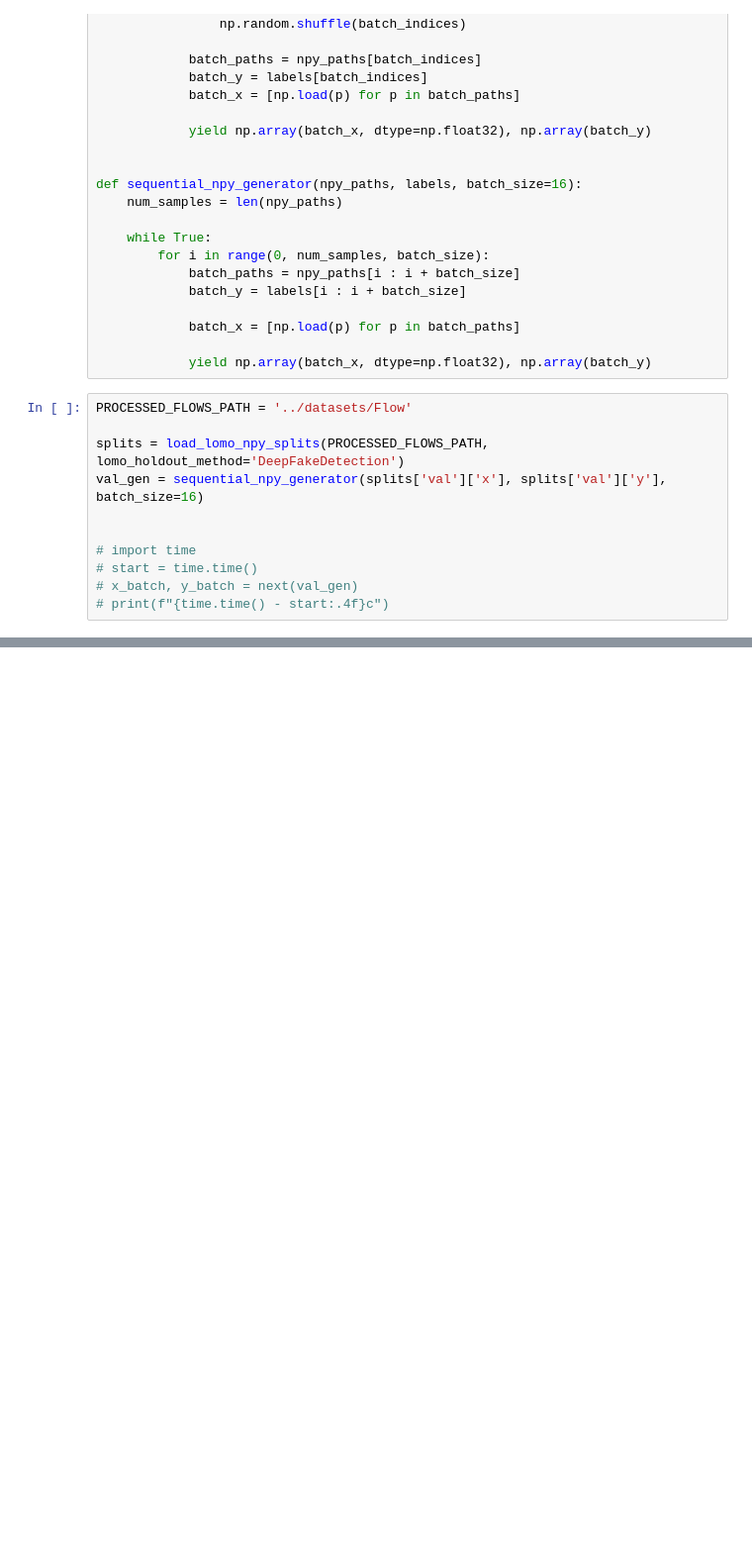
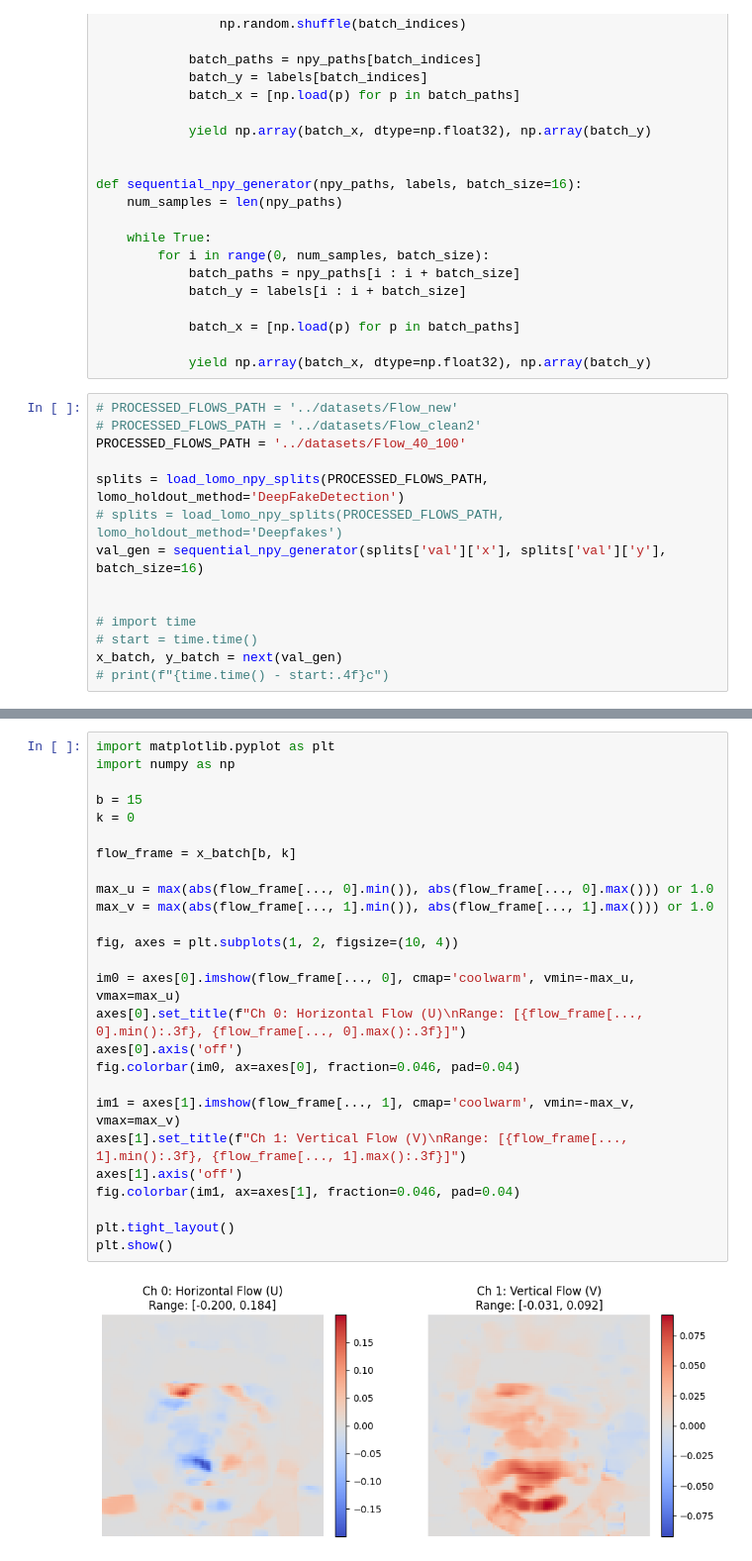
Before and after one commit to umbrelluck/NULP-magic-2026, a Jupyter notebook: Flow/make_dataset.ipynb, the cells around one changed output, grey strips where cells are left out. Shown at 99% size. Drawn from its saved outputs; the diff is of its cells as text; blank space fills up the shorter version.

Commit message:
Datasets Eda, better flow, training graphs

```diff
--- a/Flow/make_dataset.ipynb
+++ b/Flow/make_dataset.ipynb
@@ -312,14 +595,17 @@ def sequential_npy_generator(npy_paths, labels, batch_size=16):
 
             yield np.array(batch_x, dtype=np.float32), np.array(batch_y)
 # %%
-PROCESSED_FLOWS_PATH = '../datasets/Flow'
+# PROCESSED_FLOWS_PATH = '../datasets/Flow_new'
+# PROCESSED_FLOWS_PATH = '../datasets/Flow_clean2'
+PROCESSED_FLOWS_PATH = '../datasets/Flow_40_100'
 
 splits = load_lomo_npy_splits(PROCESSED_FLOWS_PATH, lomo_holdout_method='DeepFakeDetection')
+# splits = load_lomo_npy_splits(PROCESSED_FLOWS_PATH, lomo_holdout_method='Deepfakes')
 val_gen = sequential_npy_generator(splits['val']['x'], splits['val']['y'], batch_size=16)
 
 
 # import time
 # start = time.time()
-# x_batch, y_batch = next(val_gen)
+x_batch, y_batch = next(val_gen)
 # print(f"{time.time() - start:.4f}c")
 # %%
@@ -344,0 +639,28 @@ plt.show()
+# %%
+import matplotlib.pyplot as plt
+import numpy as np
+
+b = 15
+k = 0
+
+flow_frame = x_batch[b, k]
+
+max_u = max(abs(flow_frame[..., 0].min()), abs(flow_frame[..., 0].max())) or 1.0
+max_v = max(abs(flow_frame[..., 1].min()), abs(flow_frame[..., 1].max())) or 1.0
+
+fig, axes = plt.subplots(1, 2, figsize=(10, 4))
+
+im0 = axes[0].imshow(flow_frame[..., 0], cmap='coolwarm', vmin=-max_u, vmax=max_u)
+axes[0].set_title(f"Ch 0: Horizontal Flow (U)\nRange: [{flow_frame[..., 0].min():.3f}, {flow_frame[..., 0].max():.3f}]")
+axes[0].axis('off')
+fig.colorbar(im0, ax=axes[0], fraction=0.046, pad=0.04)
+
+im1 = axes[1].imshow(flow_frame[..., 1], cmap='coolwarm', vmin=-max_v, vmax=max_v)
+axes[1].set_title(f"Ch 1: Vertical Flow (V)\nRange: [{flow_frame[..., 1].min():.3f}, {flow_frame[..., 1].max():.3f}]")
+axes[1].axis('off')
+fig.colorbar(im1, ax=axes[1], fraction=0.046, pad=0.04)
+
+plt.tight_layout()
+plt.show()
+# %% [output]
+[figure, added]
```
Also changed, not shown: parts of 11 cells of this notebook, 4 other files.
